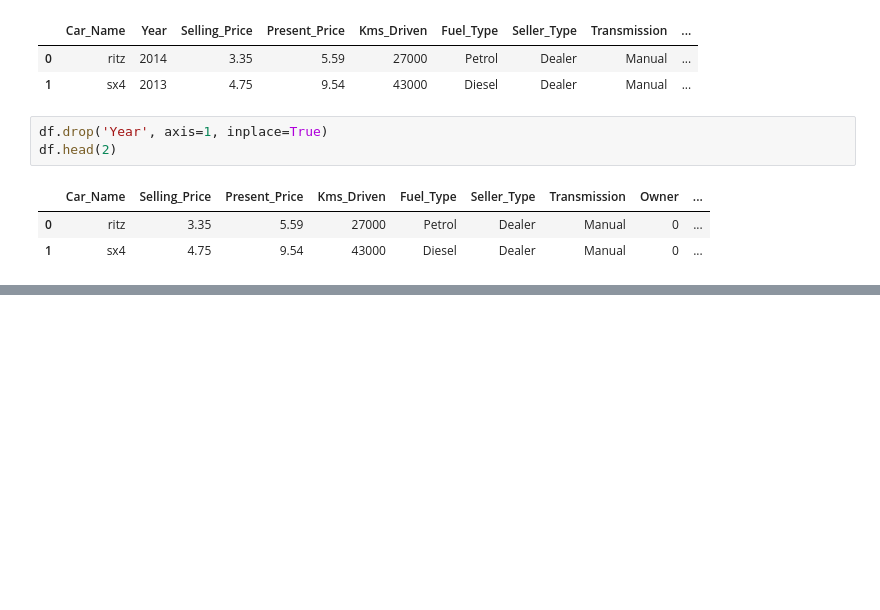
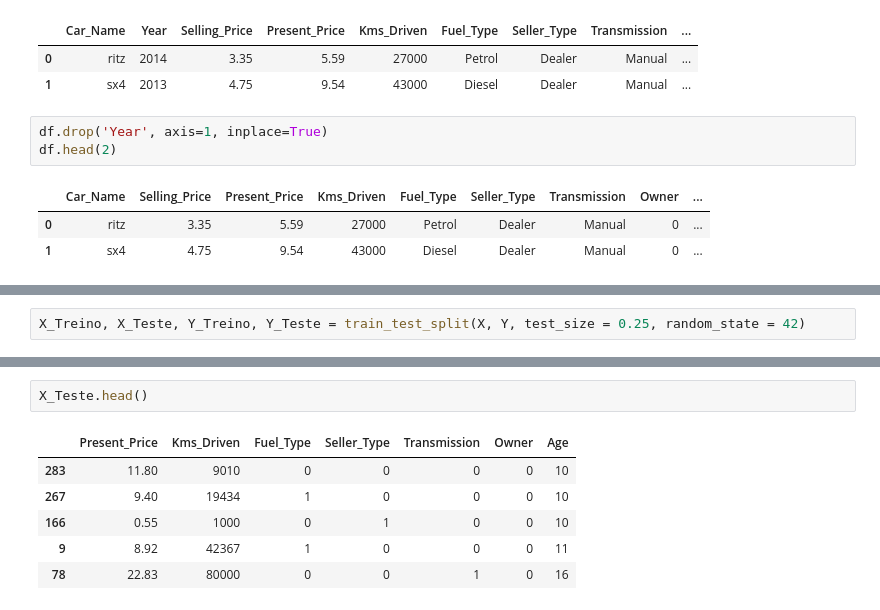
Before and after one commit to fargonemaciel/nerd_dos_dados_codes, a Jupyter notebook: FargonePrevendoPrecosDeVeiculos.ipynb, the cells around one changed output, grey strips where cells are left out. Saved outputs shown, nothing was run; the diff lists cells and outputs as text; blank space fills up the shorter version.

```diff
--- a/FargonePrevendoPrecosDeVeiculos.ipynb
+++ b/FargonePrevendoPrecosDeVeiculos.ipynb
@@ -244,0 +359,2 @@ df.head(2)
+# %%
+X_Treino, X_Teste, Y_Treino, Y_Teste = train_test_split(X, Y, test_size = 0.25, random_state = 42)
@@ -244,0 +371,9 @@ df.head(2)
+# %%
+X_Teste.head()
+# %% [output]
+|  | Present_Price | Kms_Driven | Fuel_Type | Seller_Type | Transmission | Owner | Age |
+| 283 | 11.80 | 9010 | 0 | 0 | 0 | 0 | 10 |
+| 267 | 9.40 | 19434 | 1 | 0 | 0 | 0 | 10 |
+| 166 | 0.55 | 1000 | 0 | 1 | 0 | 0 | 10 |
+| 9 | 8.92 | 42367 | 1 | 0 | 0 | 0 | 11 |
+| 78 | 22.83 | 80000 | 0 | 0 | 1 | 0 | 16 |
```
Also changed, not shown: parts of 37 cells of this notebook.
